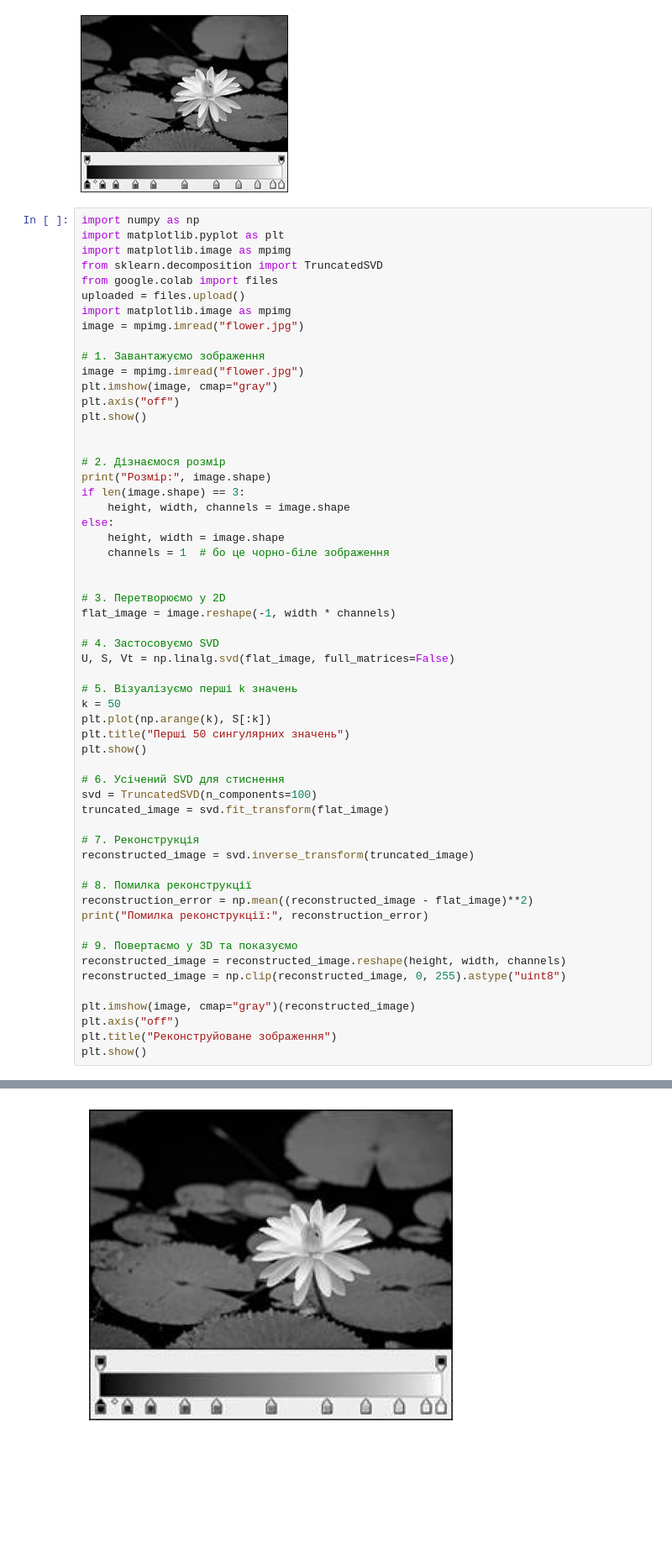
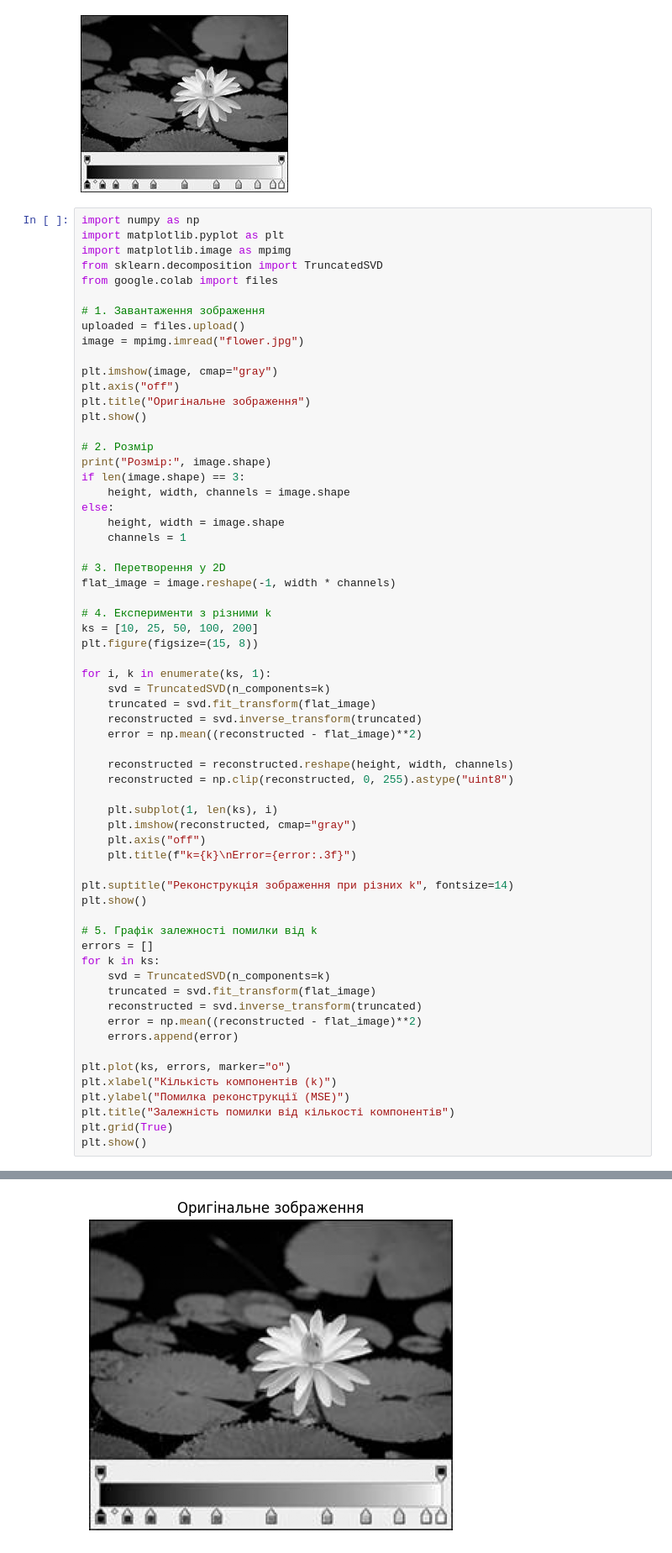
Before and after one commit to manluz555-ops/Line_progr, a Jupyter notebook: HW_2.ipynb, the cells around one changed output, grey strips where cells are left out. Shown at 84% size. Saved outputs shown, nothing was run; the diff lists cells and outputs as text; blank space fills up the shorter version.

```diff
--- a/HW_2.ipynb
+++ b/HW_2.ipynb
@@ -13,56 +13,62 @@ import matplotlib.pyplot as plt
 import matplotlib.image as mpimg
 from sklearn.decomposition import TruncatedSVD
 from google.colab import files
+
+# 1. Завантаження зображення
 uploaded = files.upload()
-import matplotlib.image as mpimg
 image = mpimg.imread("flower.jpg")
 
-# 1. Завантажуємо зображення
-image = mpimg.imread("flower.jpg")
 plt.imshow(image, cmap="gray")
 plt.axis("off")
+plt.title("Оригінальне зображення")
 plt.show()
 
-
-# 2. Дізнаємося розмір
+# 2. Розмір
 print("Розмір:", image.shape)
 if len(image.shape) == 3:
     height, width, channels = image.shape
 else:
     height, width = image.shape
-    channels = 1  # бо це чорно-біле зображення
+    channels = 1
 
-
-# 3. Перетворюємо у 2D
+# 3. Перетворення у 2D
 flat_image = image.reshape(-1, width * channels)
 
-# 4. Застосовуємо SVD
-U, S, Vt = np.linalg.svd(flat_image, full_matrices=False)
+# 4. Експерименти з різними k
+ks = [10, 25, 50, 100, 200]
+plt.figure(figsize=(15, 8))
 
-# 5. Візуалізуємо перші k значень
-k = 50
-plt.plot(np.arange(k), S[:k])
-plt.title("Перші 50 сингулярних значень")
+for i, k in enumerate(ks, 1):
+    svd = TruncatedSVD(n_components=k)
+    truncated = svd.fit_transform(flat_image)
+    reconstructed = svd.inverse_transform(truncated)
+    error = np.mean((reconstructed - flat_image)**2)
+
+    reconstructed = reconstructed.reshape(height, width, channels)
+    reconstructed = np.clip(reconstructed, 0, 255).astype("uint8")
+
+    plt.subplot(1, len(ks), i)
+    plt.imshow(reconstructed, cmap="gray")
+    plt.axis("off")
+    plt.title(f"k={k}\nError={error:.3f}")
+
+plt.suptitle("Реконструкція зображення при різних k", fontsize=14)
 plt.show()
 
-# 6. Усічений SVD для стиснення
-svd = TruncatedSVD(n_components=100)
-truncated_image = svd.fit_transform(flat_image)
+# 5. Графік залежності помилки від k
+errors = []
+for k in ks:
+    svd = TruncatedSVD(n_components=k)
+    truncated = svd.fit_transform(flat_image)
+    reconstructed = svd.inverse_transform(truncated)
+    error = np.mean((reconstructed - flat_image)**2)
+    errors.append(error)
 
-# 7. Реконструкція
-reconstructed_image = svd.inverse_transform(truncated_image)
-
-# 8. Помилка реконструкції
-reconstruction_error = np.mean((reconstructed_image - flat_image)**2)
-print("Помилка реконструкції:", reconstruction_error)
-
-# 9. Повертаємо у 3D та показуємо
-reconstructed_image = reconstructed_image.reshape(height, width, channels)
-reconstructed_image = np.clip(reconstructed_image, 0, 255).astype("uint8")
-
-plt.imshow(image, cmap="gray")(reconstructed_image)
-plt.axis("off")
-plt.title("Реконструйоване зображення")
+plt.plot(ks, errors, marker="o")
+plt.xlabel("Кількість компонентів (k)")
+plt.ylabel("Помилка реконструкції (MSE)")
+plt.title("Залежність помилки від кількості компонентів")
+plt.grid(True)
 plt.show()
 # %% [output]
 [interactive output not drawn]
@@ -70,2 +76,2 @@ Saving flower.jpg to flower (3).jpg
-[figure, old version]
+[figure, new version]
 Розмір: (211, 247)
```
Also changed, not shown: parts of 2 cells of this notebook.
